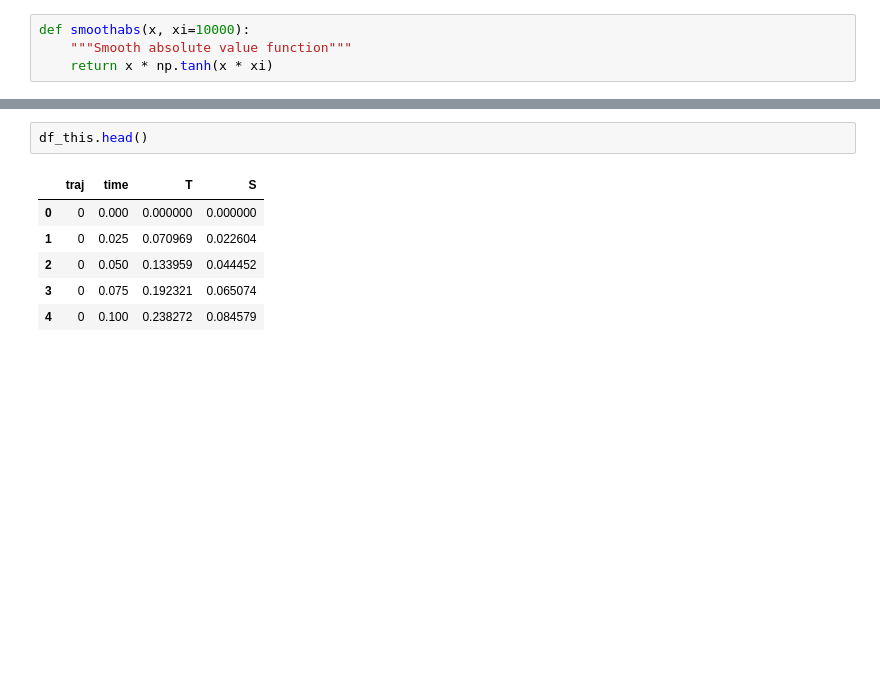
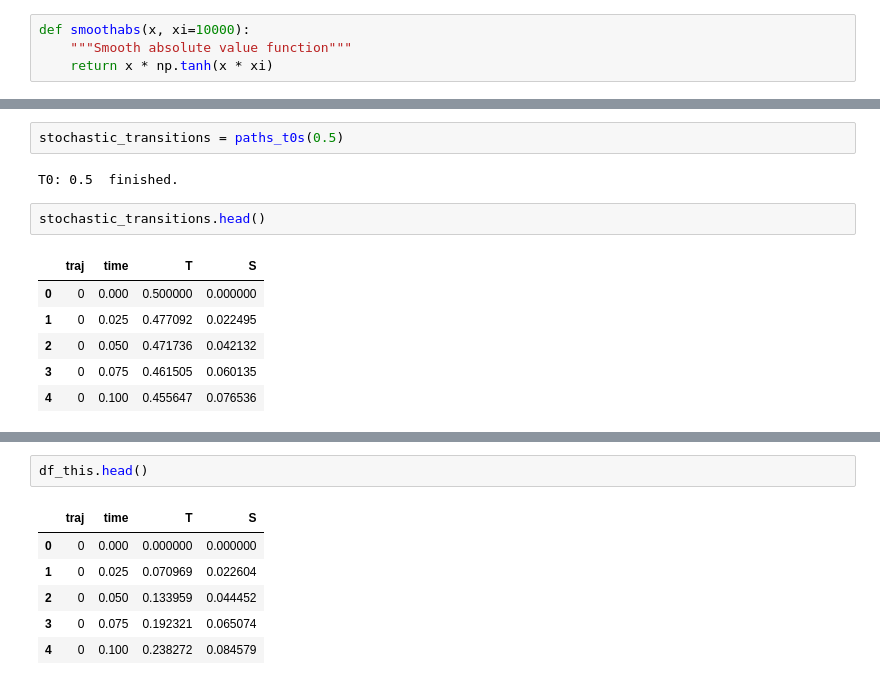
Before and after one commit to amethystaurora-robo/EWS_Gottwald, a Jupyter notebook: code/SDE.ipynb, the cells around one changed output, grey strips where cells are left out. Saved outputs shown, nothing was run; the diff lists cells and outputs as text; blank space fills up the shorter version.

```diff
--- a/code/SDE.ipynb
+++ b/code/SDE.ipynb
@@ -229,0 +142,13 @@ def paths_t0s(t0):
+# %%
+stochastic_transitions = paths_t0s(0.5)
+# %% [output]
+T0: 0.5  finished.
+# %%
+stochastic_transitions.head()
+# %% [output]
+|  | traj | time | T | S |
+| 0 | 0 | 0.000 | 0.500000 | 0.000000 |
+| 1 | 0 | 0.025 | 0.477092 | 0.022495 |
+| 2 | 0 | 0.050 | 0.471736 | 0.042132 |
+| 3 | 0 | 0.075 | 0.461505 | 0.060135 |
+| 4 | 0 | 0.100 | 0.455647 | 0.076536 |
```
Also changed, not shown: parts of 15 cells of this notebook, 2 other files.
